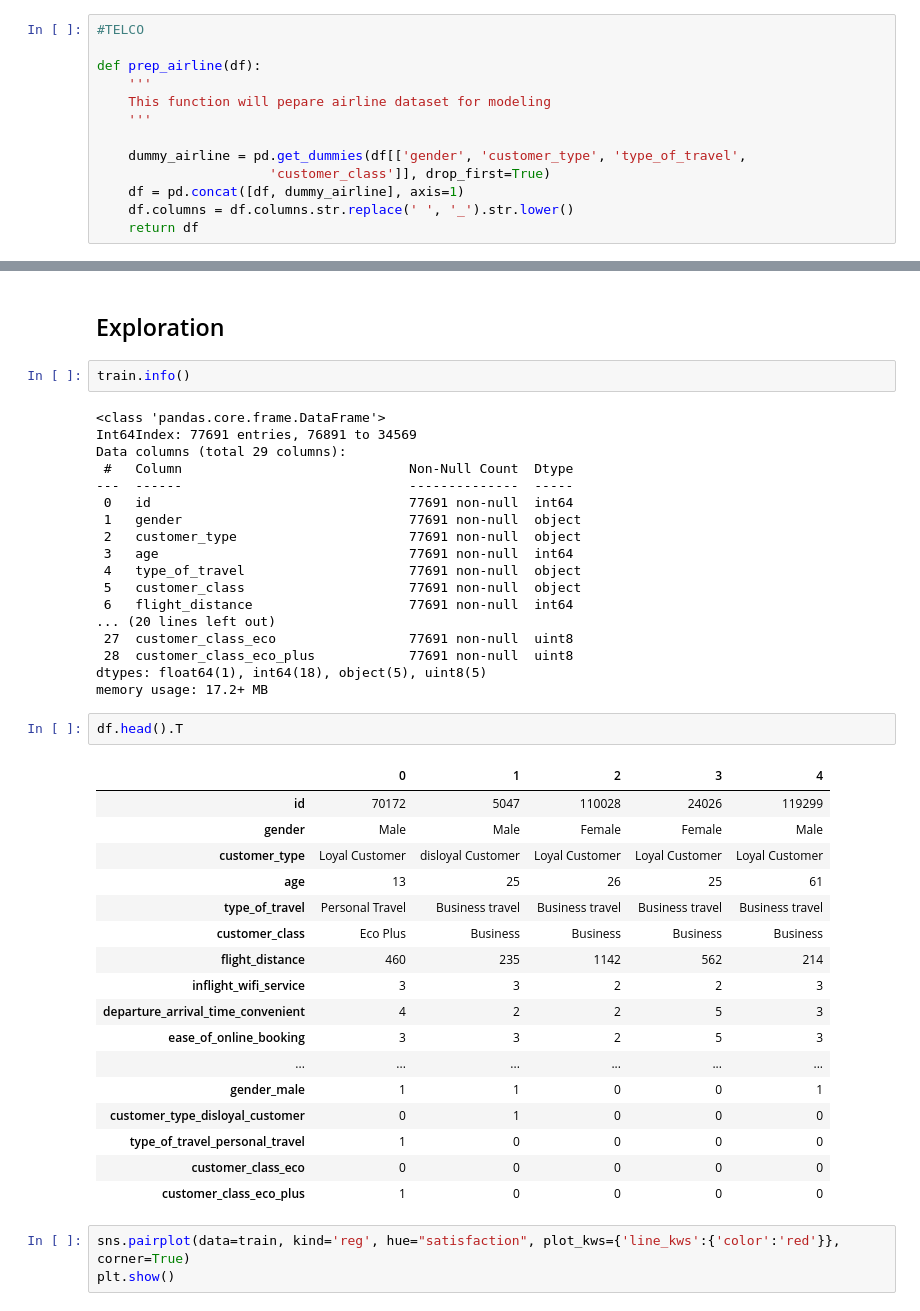
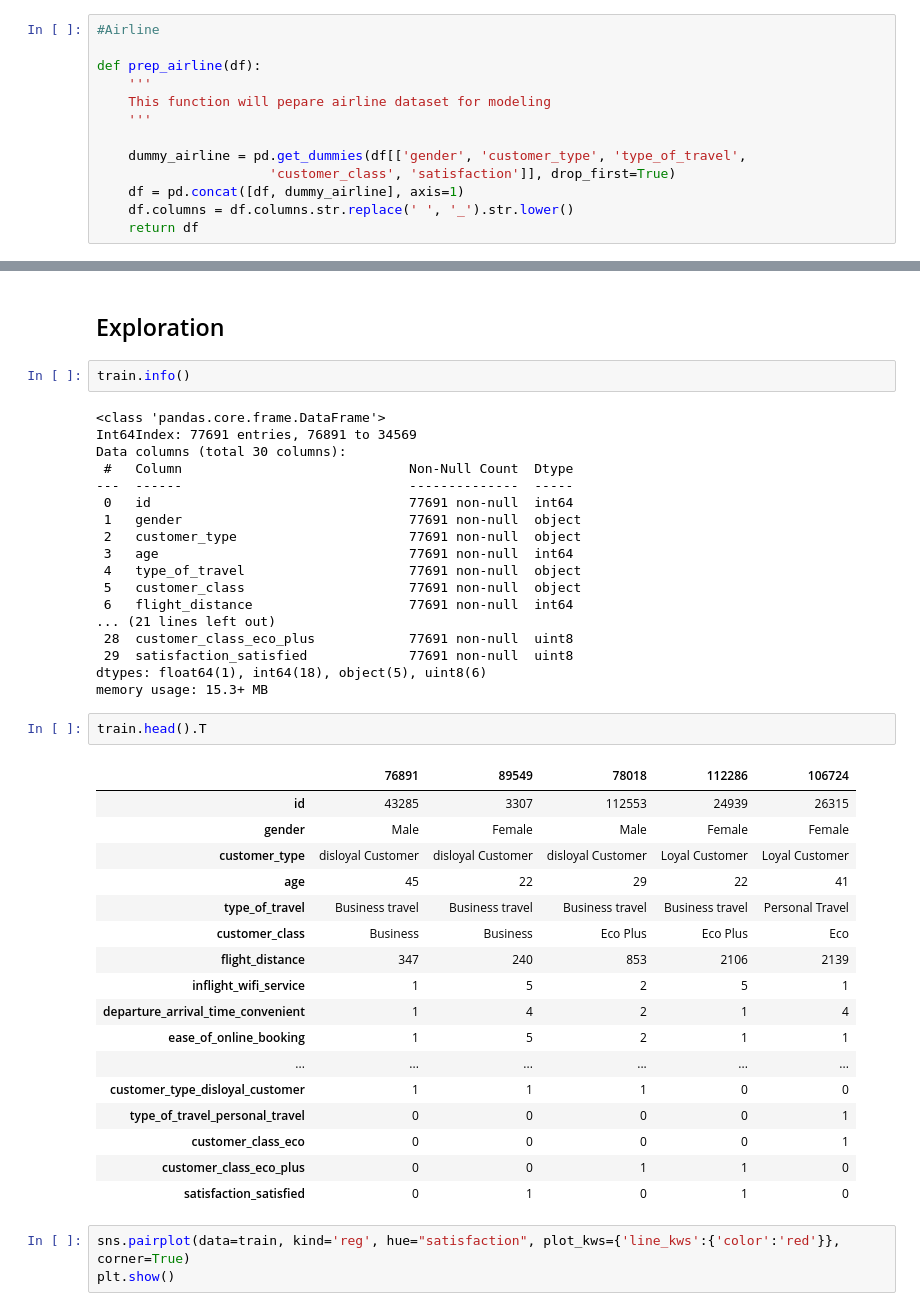
Before and after one commit to manuel-salazar1/individual_project, a Jupyter notebook: non_final.ipynb, the cells around one changed output, grey strips where cells are left out. Saved outputs shown, nothing was run; the diff lists cells and outputs as text.

```diff
--- a/non_final.ipynb
+++ b/non_final.ipynb
@@ -402,7 +400,7 @@ df.head().T
 # %% [markdown]
 ### Create Dummy columns
 # %%
-#TELCO
+#Airline
 
 def prep_airline(df):
     '''
@@ -410,7 +408,7 @@ def prep_airline(df):
     '''
 
     dummy_airline = pd.get_dummies(df[['gender', 'customer_type', 'type_of_travel',
-                      'customer_class']], drop_first=True)
+                      'customer_class', 'satisfaction']], drop_first=True)
     df = pd.concat([df, dummy_airline], axis=1)
     df.columns = df.columns.str.replace(' ', '_').str.lower()
     return df
@@ -476,7 +491,7 @@ train.info()
 # %% [output]
 <class 'pandas.core.frame.DataFrame'>
 Int64Index: 77691 entries, 76891 to 34569
-Data columns (total 29 columns):
+Data columns (total 30 columns):
  #   Column                             Non-Null Count  Dtype
 ---  ------                             --------------  -----
  0   id                                 77691 non-null  int64
@@ -486,31 +501,31 @@ Data columns (total 29 columns):
  4   type_of_travel                     77691 non-null  object
  5   customer_class                     77691 non-null  object
  6   flight_distance                    77691 non-null  int64
-... (20 lines left out)
- 27  customer_class_eco                 77691 non-null  uint8
+... (21 lines left out)
  28  customer_class_eco_plus            77691 non-null  uint8
-dtypes: float64(1), int64(18), object(5), uint8(5)
-memory usage: 17.2+ MB
+ 29  satisfaction_satisfied             77691 non-null  uint8
+dtypes: float64(1), int64(18), object(5), uint8(6)
+memory usage: 15.3+ MB
 # %%
-df.head().T
+train.head().T
 # %% [output]
-|  | 0 | 1 | 2 | 3 | 4 |
-| id | 70172 | 5047 | 110028 | 24026 | 119299 |
-| gender | Male | Male | Female | Female | Male |
-| customer_type | Loyal Customer | disloyal Customer | Loyal Customer | Loyal Customer | Loyal Customer |
-| age | 13 | 25 | 26 | 25 | 61 |
-| type_of_travel | Personal Travel | Business travel | Business travel | Business travel | Business travel |
-| customer_class | Eco Plus | Business | Business | Business | Business |
-| flight_distance | 460 | 235 | 1142 | 562 | 214 |
-| inflight_wifi_service | 3 | 3 | 2 | 2 | 3 |
-| departure_arrival_time_convenient | 4 | 2 | 2 | 5 | 3 |
-| ease_of_online_booking | 3 | 3 | 2 | 5 | 3 |
+|  | 76891 | 89549 | 78018 | 112286 | 106724 |
+| id | 43285 | 3307 | 112553 | 24939 | 26315 |
+| gender | Male | Female | Male | Female | Female |
+| customer_type | disloyal Customer | disloyal Customer | disloyal Customer | Loyal Customer | Loyal Customer |
+| age | 45 | 22 | 29 | 22 | 41 |
+| type_of_travel | Business travel | Business travel | Business travel | Business travel | Personal Travel |
+| customer_class | Business | Business | Eco Plus | Eco Plus | Eco |
+| flight_distance | 347 | 240 | 853 | 2106 | 2139 |
+| inflight_wifi_service | 1 | 5 | 2 | 5 | 1 |
+| departure_arrival_time_convenient | 1 | 4 | 2 | 1 | 4 |
+| ease_of_online_booking | 1 | 5 | 2 | 1 | 1 |
 | ... | ... | ... | ... | ... | ... |
-| gender_male | 1 | 1 | 0 | 0 | 1 |
-| customer_type_disloyal_customer | 0 | 1 | 0 | 0 | 0 |
-| type_of_travel_personal_travel | 1 | 0 | 0 | 0 | 0 |
-| customer_class_eco | 0 | 0 | 0 | 0 | 0 |
-| customer_class_eco_plus | 1 | 0 | 0 | 0 | 0 |
+| customer_type_disloyal_customer | 1 | 1 | 1 | 0 | 0 |
+| type_of_travel_personal_travel | 0 | 0 | 0 | 0 | 1 |
+| customer_class_eco | 0 | 0 | 0 | 0 | 1 |
+| customer_class_eco_plus | 0 | 0 | 1 | 1 | 0 |
+| satisfaction_satisfied | 0 | 1 | 0 | 1 | 0 |
 # %%
 sns.pairplot(data=train, kind='reg', hue="satisfaction", plot_kws={'line_kws':{'color':'red'}}, corner=True)
 plt.show()
```
Also changed, not shown: parts of 80 cells of this notebook, 4 other files.
